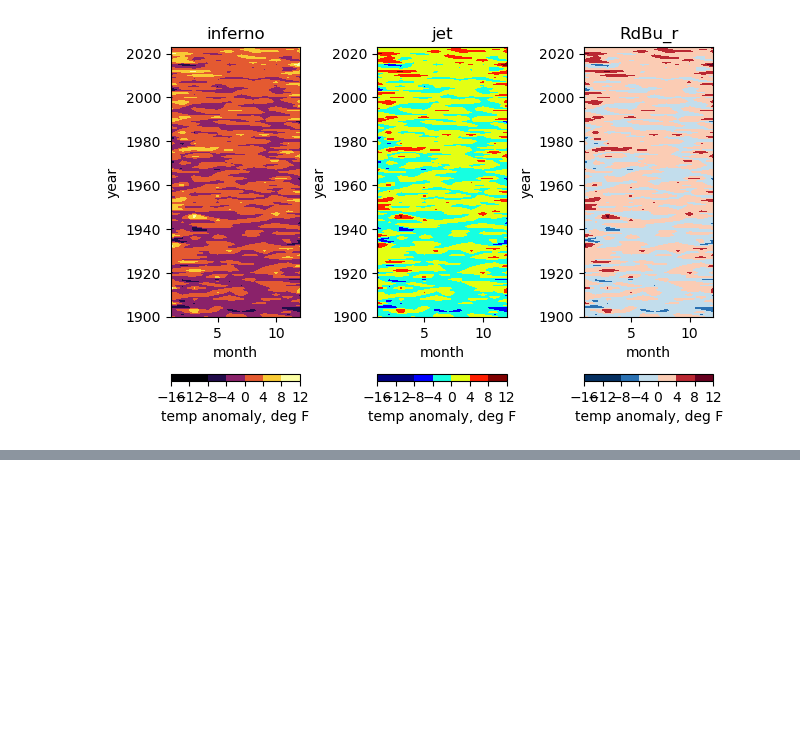
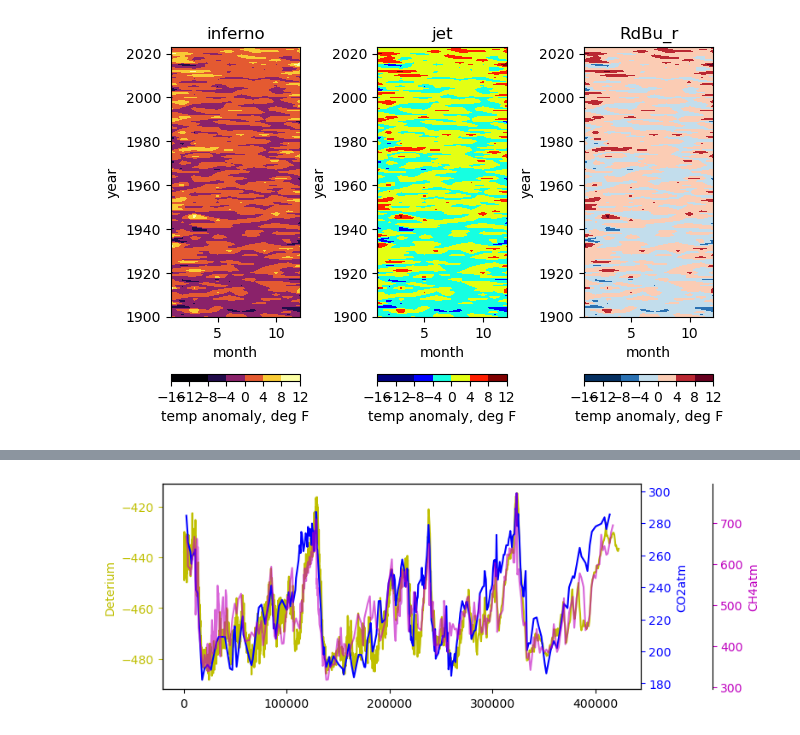
Before and after one commit to takaito1/EAS4821_S2024, a Jupyter notebook: scripts/advanced_matplotlib.ipynb, the cells around one changed output, grey strips where cells are left out. Drawn from its saved outputs; the diff is of its cells as text; code cells hidden in the pictures; blank space fills up the shorter version.

```diff
--- a/scripts/advanced_matplotlib.ipynb
+++ b/scripts/advanced_matplotlib.ipynb
@@ -234,0 +317,3 @@ plt.savefig('temp_anomaly_3cmaps.pdf', bbox_inches='tight')
+# %%
+df3 = pd.read_csv('https://www.ncei.noaa.gov/pub/data/paleo/icecore/antarctica/vostok/ch4nat-noaa.txt',
+                  skiprows=298,delimiter='\t')
@@ -234,0 +336,25 @@ plt.savefig('temp_anomaly_3cmaps.pdf', bbox_inches='tight')
+# %%
+fig = plt.figure(figsize=(7,3))
+#
+ax1 = fig.add_axes([.1,.1,.8,.8])
+ax2 = ax1.twinx()
+ax3 = ax1.twinx()
+ax3.spines.right.set_position(("axes", 1.15))
+#
+ax1.plot(df1['ice_ageBP'],df1['deltaD'],color='y')
+ax2.plot(df2['gas_ageBP'],df2['CO2'],color='b')
+ax3.plot(df3['gas_ageBP'],df3['CH4'],color='m',alpha=.6)
+#
+ax1.set(ylabel='Deterium')
+ax2.set(ylabel='CO2atm')
+ax3.set(ylabel='CH4atm')
+#
+ax1.yaxis.label.set_color('y')
+ax2.yaxis.label.set_color('b')
+ax3.yaxis.label.set_color('m')
+#
+ax1.tick_params(axis='y', colors='y')
+ax2.tick_params(axis='y', colors='b')
+ax3.tick_params(axis='y', colors='m')
+# %% [output]
+[figure, added]
```
Also changed, not shown: parts of 9 cells of this notebook.
